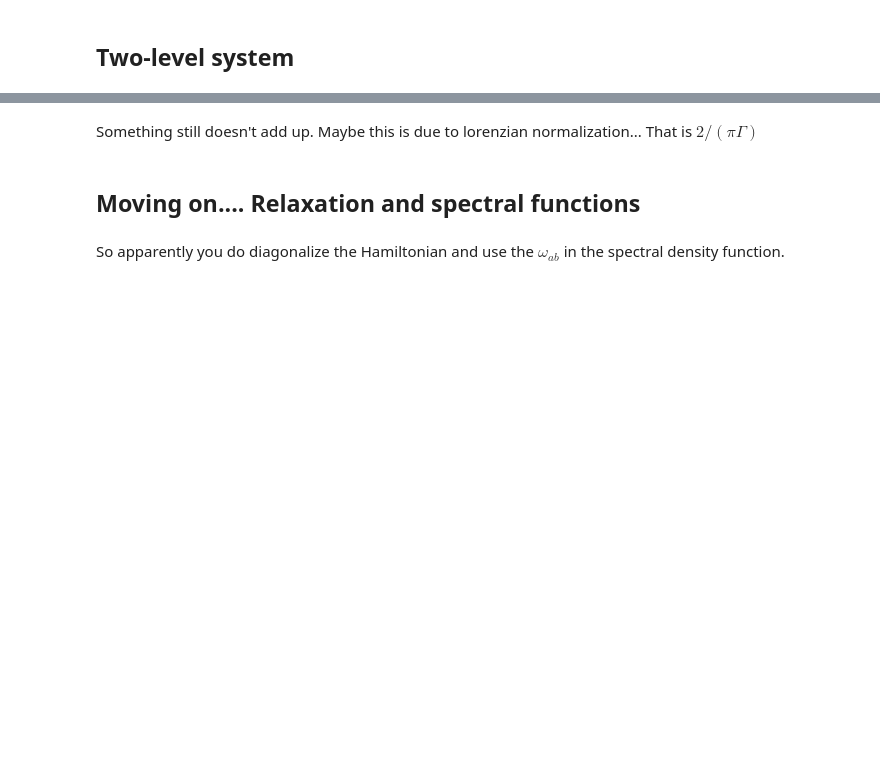
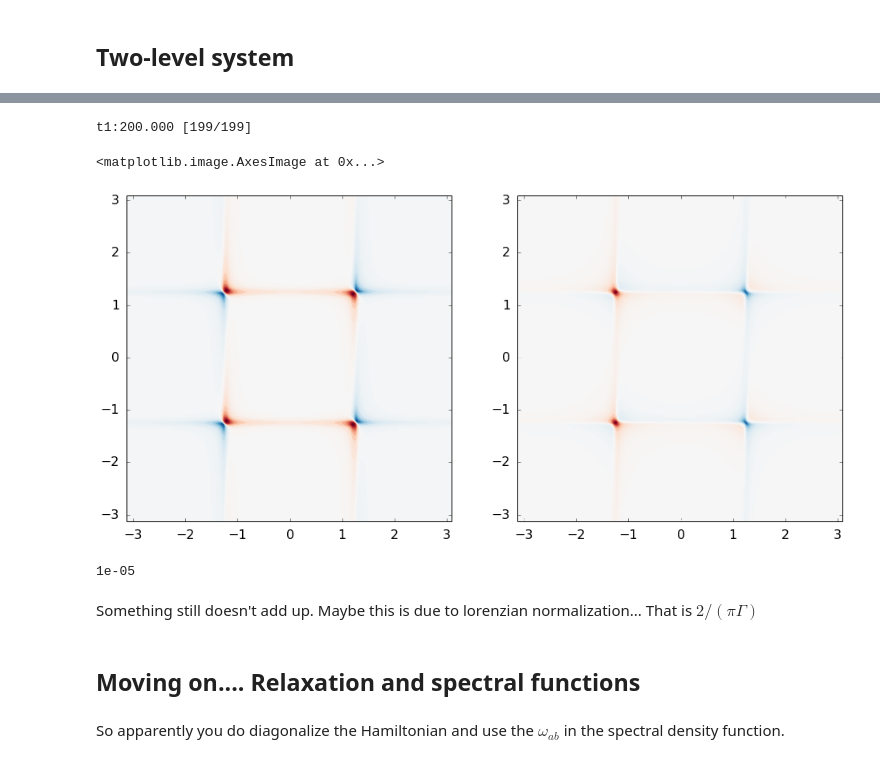
Before and after one commit to antonl/notebooks, a Jupyter notebook: Reproduce Pulleritz Paper.ipynb, the cells around one changed output, grey strips where cells are left out. Cells and saved outputs as stored; diff of their text form; code cells hidden in the pictures; blank space fills up the shorter version.

```diff
--- a/Reproduce Pulleritz Paper.ipynb
+++ b/Reproduce Pulleritz Paper.ipynb
@@ -392,0 +396,64 @@ grid()
+# %%
+t1_list, dt1 = np.linspace(0, 200, 200, retstep=True)
+t3_list, dt3 = np.linspace(0, 200, 200, retstep=True)
+T2 = 100
+expect = [Hint]
+res = np.zeros((len(expect), len(t1_list), len(t3_list)))
+vket = mat2vec(ket2dm(basis(2,0)))
+#vbra = mat2vec(ket2dm(basis(2,1))).T
+cV = liouvillian(Hint)
+L = liouvillian(Hsite)
+
+for I,J in it.product(range(2*2), repeat=2):
+    a,b = vec2mat_index(2, I)
+    c,d = vec2mat_index(2, J)
+
+    L[I,J] -= 0.5j*(gamma[a] + gamma[b]) + 1j*(a!=b)*dephasing
+
+#norm = np.zeros((len(t2_list),))
+#L = -1.0j*liouvillian(Hsite) - 0.1*qeye(4) - np.kron(qeye(2), sigmax()) - np.kron(sigmax(), qeye(2))
+G2 = sp.expm2(-1j*T2*L)
+
+for i, t1 in enumerate(t1_list): # can be parallelized
+    s = "t1:{:3.3f} [{:3d}/{:3d}]".format(t1, i, len(t1_list)-1)
+    print('\r', end='')
+    print(s, end='', flush=True)
+
+    G1 = sp.expm2(-1j*t1*L)
+    propagated1 = 1j*serial_dot([G1, cV, vket])
+    for j, t3 in enumerate(t3_list): # can be parallelize
+        G3 = sp.expm2(-1j*t3*L)
+        propagated3 = (1j)**2*serial_dot([G3, cV, G2, cV, propagated1])
+
+        for k,A in enumerate(expect):
+            vbra = dag(mat2vec(A))
+            #print(np.ravel(np.dot(vbra, propagated3)))
+            res[k,i,j:] = np.real(np.ravel(np.dot(vbra, propagated3)))
+print('\r', end='', flush=True)
+#print(, end='', flush=True)
+w1 = 2*np.pi*fftshift(fftfreq(len(t1_list), dt1))
+w3 = 2*np.pi*fftshift(fftfreq(len(t3_list), dt3))
+two_d = np.fft.fftshift(fft2(res[0,:,:]))
+# %% [output]
+t1:200.000 [199/199]
+# %%
+subplot(1,2,1)
+contour(np.real(two_d), 20, extent=(w1[0], w1[-1], w3[0], w3[-1]), origin='lower', cmap=matplotlib.cm.RdBu_r)
+imshow(np.real(two_d), extent=(w1[0], w1[-1], w3[0], w3[-1]), origin='lower', cmap=matplotlib.cm.RdBu_r)
+#xlim([1, 1.5])
+#ylim([-1.5, -1])
+#grid()
+#colorbar()
+subplot(1,2,2)
+contour(np.imag(two_d), 20, extent=(w1[0], w1[-1], w3[0], w3[-1]), origin='lower', cmap=matplotlib.cm.RdBu_r)
+imshow(np.imag(two_d), extent=(w1[0], w1[-1], w3[0], w3[-1]), origin='lower', cmap=matplotlib.cm.RdBu_r)
+#xlim([1, 1.5])
+#ylim([-1.5, -1])
+#savefig('two_level_try.png')
+# %% [output]
+<matplotlib.image.AxesImage at 0x...>
+[figure, added]
+# %%
+dephasing
+# %% [output]
+1e-05
```
Also changed, not shown: parts of 38 cells of this notebook.
